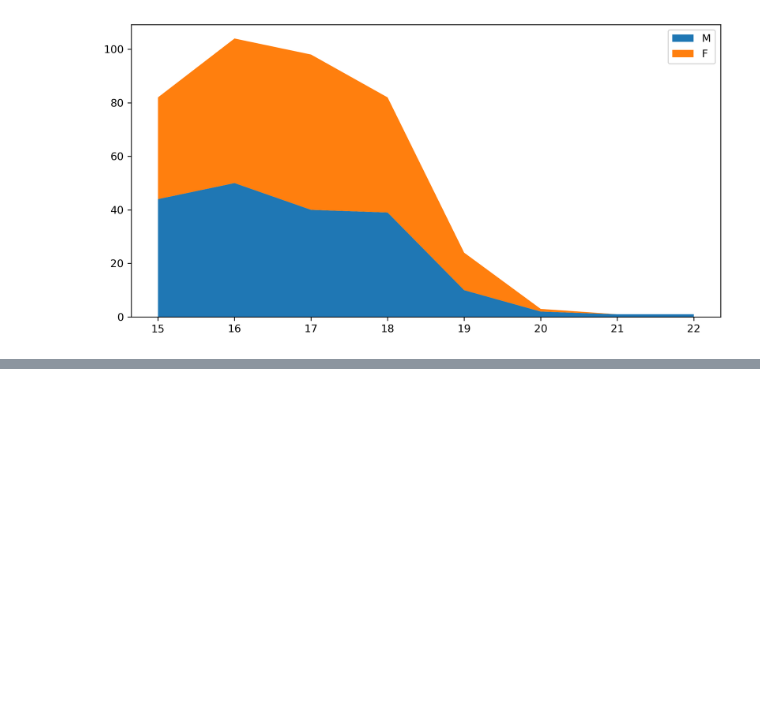
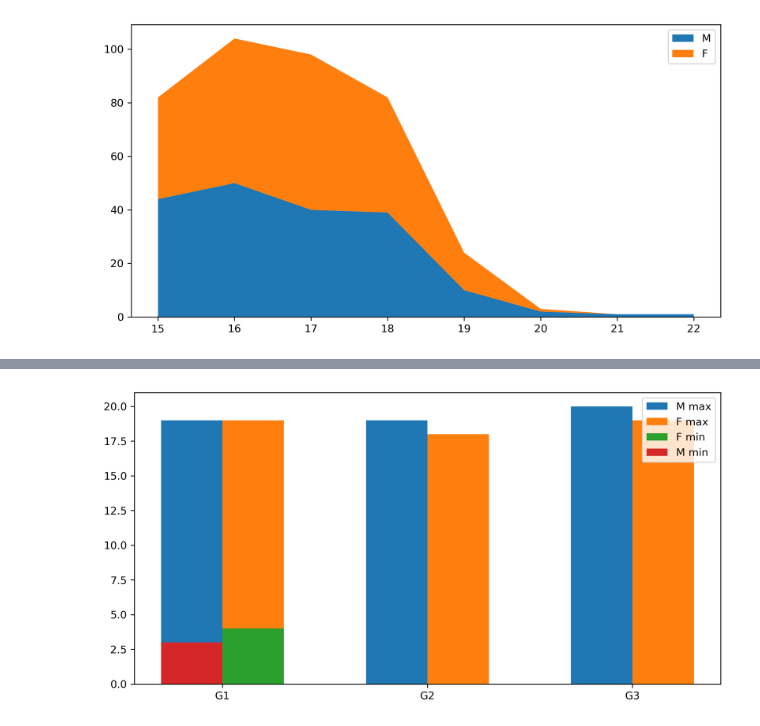
Before and after one commit to kplawik/MetodyWizualizacjiDanych, a Jupyter notebook: zadania_6.ipynb, the cells around one changed output, grey strips where cells are left out. Saved outputs shown, nothing was run; the diff lists cells and outputs as text; code cells hidden in the pictures; blank space fills up the shorter version.

```diff
--- a/zadania_6.ipynb
+++ b/zadania_6.ipynb
@@ -364,0 +424,6 @@ plt.close(1)
+# %%
+dataset2 = pd.read_csv('student-mat.csv')
+pivot_table_min = dataset1.pivot_table(columns='sex', values=['G1', 'G2', 'G3'], aggfunc='min')
+pivot_table_max = dataset1.pivot_table(columns='sex', values=['G1', 'G2', 'G3'], aggfunc='max')
+print(pivot_table_min)
+print(pivot_table_max)
@@ -364,0 +439,17 @@ plt.close(1)
+# %%
+x = np.arange(len(pivot_table_min.index))
+width = 0.3
+
+plt.figure(figsize=(10, 5), dpi=300, num=1)
+plt.bar(x-width/2, pivot_table_max['M'], width=width, label='M max')
+plt.bar(x+width/2, pivot_table_max['F'], width=width, label='F max')
+plt.bar(x+width/2, pivot_table_min['F'], width=width, label='F min')
+plt.bar(x-width/2, pivot_table_min['M'], width=width, label='M min')
+ax = plt.gca()
+ax.set_xticks(x)
+ax.set_xticklabels(pivot_table_min.index)
+plt.legend()
+plt.show()
+plt.close(1)
+# %% [output]
+[figure, added]
```
Also changed, not shown: parts of 19 cells of this notebook.
